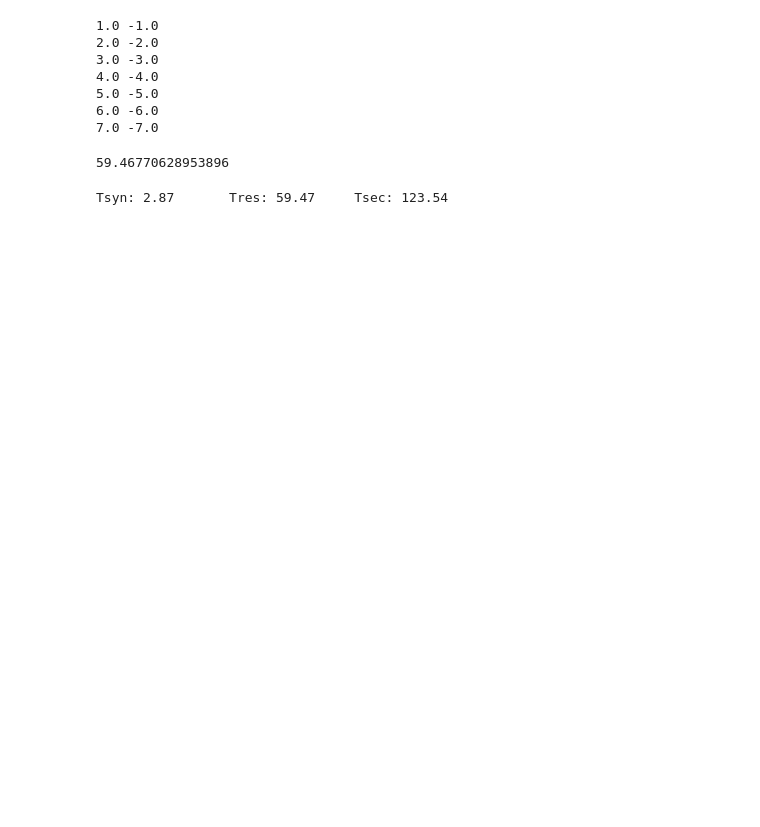
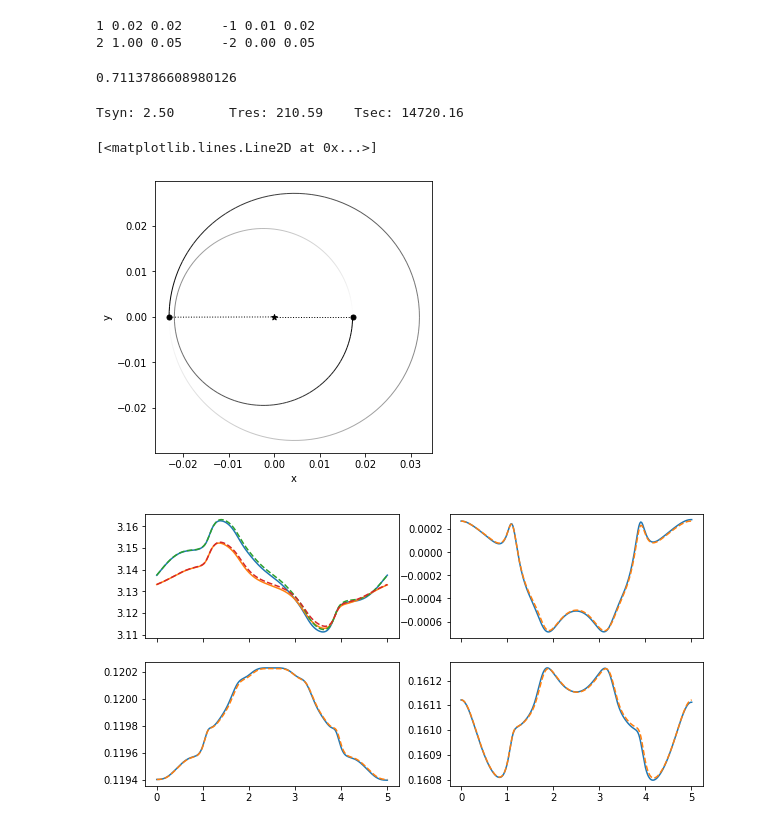
Before and after one commit to shadden/ResonantPlanetPairsRVModeling, a Jupyter notebook: jupyter_examples/SynodicCorrectionTests.ipynb, the cells around one changed output. Saved outputs shown, nothing was run; the diff lists cells and outputs as text; code cells hidden in the pictures; blank space fills up the shorter version.

```diff
--- a/jupyter_examples/SynodicCorrectionTests.ipynb
+++ b/jupyter_examples/SynodicCorrectionTests.ipynb
@@ -40,19 +47,15 @@ plt.plot(ts,e2n)
 # %%
-N=16
+N=128
+X = np.exp(1j * 2 * np.linspace(0,2*np.pi,N))
 freqs = np.fft.fftshift(np.fft.fftfreq(N)*N)
-
-for l in range(1,N//2):
-    print(freqs[N//2+l],freqs[N//2-l])
-#     sig = -1j * self.k * amps[N//2+l] * np.exp(1j * freqs[N//2+l] * Qarr)  / (l*omega_syn - self.k * omegas[I])
-#     sig +=-1j * self.k * amps[N//2-l] * np.exp(1j * freqs[N//2-l] * Qarr)  / (-l*omega_syn - self.k * omegas[I])
+A = np.fft.fft(X)
+amps = np.fft.fftshift(A)/N
+for l in range(1,3):
+    print("{:.0f} {:.2f} {:.2f}".format(freqs[N//2+l],np.abs(amps[N//2+l]),np.angle(amps[N//2+l])),end="\t")
+    print("{:.0f} {:.2f} {:.2f}".format(freqs[N//2-l],np.abs(amps[N//2-l]),np.angle(amps[N//2+l])))
 # %% [output]
-1.0 -1.0
-2.0 -2.0
-3.0 -3.0
-4.0 -4.0
-5.0 -5.0
-6.0 -6.0
-7.0 -7.0
+1 0.02 0.02     -1 0.01 0.02
+2 1.00 0.05     -2 0.00 0.05
 # %%
 def mean_to_osculating_dyvars(self,Q,z,N = 256):
     r"""
@@ -144,43 +158,66 @@ eq = res_eqs.find_conservative_equilibrium(eq)
 # %%
 Tsec = np.max(2 * np.pi / np.imag(np.linalg.eigvals( res_eqs.H_flow_jac(eq)[:-1,:-1] ) ))
 Tres = np.min(np.abs(2 * np.pi / np.imag(np.linalg.eigvals( res_eqs.H_flow_jac(eq)[:-1,:-1] ) )))
-# %%
-Tres
-# %% [output]
-59.46770628953896
-# %%
-
-Qs = np.linspace(0,2*np.pi,120)
-eq[0] = 0
-eq[1] = np.pi
-zcorr = res_eqs.mean_to_osculating_dyvars(
-    Qs,
-    eq
-)
-els_corr = np.array([res_eqs.dyvars_to_orbels(z) for z in zcorr.T])
+# %%
+res_eqs.alpha
+# %% [output]
+0.7113786608980126
 # %%
-Q0 = 4.5
+Q0=np.pi/2
 sim,_ = res_eqs.dyvars_to_rebound_simulation(eq,Q=Q0,osculating_correction=True)
+rb.OrbitPlot(sim,periastron=True)
+
 ps=sim.particles
 Tsyn = 2*np.pi / (ps[1].n - ps[2].n)
 print("Tsyn: {:.2f}\t Tres: {:.2f} \t Tsec: {:.2f}".format(Tsyn,Tres,Tsec))
-Ts = np.linspace(0,100*Tsyn,250)
+Ts = np.linspace(0,2*Tsyn,250)
 e1 = np.zeros(len(Ts))
 e2 = np.zeros(len(Ts))
 theta1 = np.zeros(len(Ts))
 theta2 = np.zeros(len(Ts))
 
 alpha_n = np.zeros(len(Ts))
 Qs_n = np.zeros(len(Ts))
 for i,time in enumerate(Ts):
     sim.integrate(time)
     orbits = sim.calculate_orbits(jacobi_masses=True)
     e1[i] = orbits[0].e
     e2[i] = orbits[1].e
     alpha_n[i] = orbits[0].a / orbits[1].a
     phi = res_eqs.j * orbits[1].l - (res_eqs.j - res_eqs.k) * orbits[0].l
     theta1[i] = np.mod(phi - res_eqs.k*orbits[0].pomega + np.pi,2*np.pi)-np.pi
     theta2[i] = np.mod(phi - res_eqs.k*orbits[1].pomega ,2*np.pi)
     Qs_n[i] = np.mod(orbits[1].l - orbits[0].l ,2 *np.pi)
+Qs_n = (np.unwrap(Qs_n))/res_eqs.k
+
+
+fig,ax= plt.subplots(2,2,sharex=True,figsize=(10,5))
+
+
+Qs = Q0 - Ts * np.pi / Tsyn
+zcorr = res_eqs.mean_to_osculating_dyvars(
+    Qs,
+    eq
+)
+els_corr = np.array([res_eqs.dyvars_to_orbels(z) for z in zcorr.T])
+
+ax[0,0].plot(Ts,np.mod(theta1,2*np.pi))
+ax[0,0].plot(Ts,np.mod(theta2,2*np.pi))
+ax[0,0].plot(Ts,els_corr.T[2],ls='--')
+ax[0,0].plot(Ts,els_corr.T[5]-2*np.pi,ls='--')
+
+ax[0,1].plot(Ts,alpha_n-res_eqs.alpha,ls='-')
+ax[0,1].plot(Ts,els_corr.T[0]/els_corr.T[3] - res_eqs.alpha,ls='--')
+
+
+
+ax[1,0].plot(Ts,e1,ls='-')
+ax[1,0].plot(Ts,els_corr.T[1],ls='--')
+
+ax[1,1].plot(Ts,e2,ls='-')
+ax[1,1].plot(Ts,els_corr.T[4],ls='--')
 # %% [output]
-Tsyn: 2.87       Tres: 59.47     Tsec: 123.54
+Tsyn: 2.50       Tres: 210.59    Tsec: 14720.16
+[<matplotlib.lines.Line2D at 0x...>]
+[figure, added]
+[figure, added]
```
Also changed, not shown: parts of 18 cells of this notebook, 1 other file.
